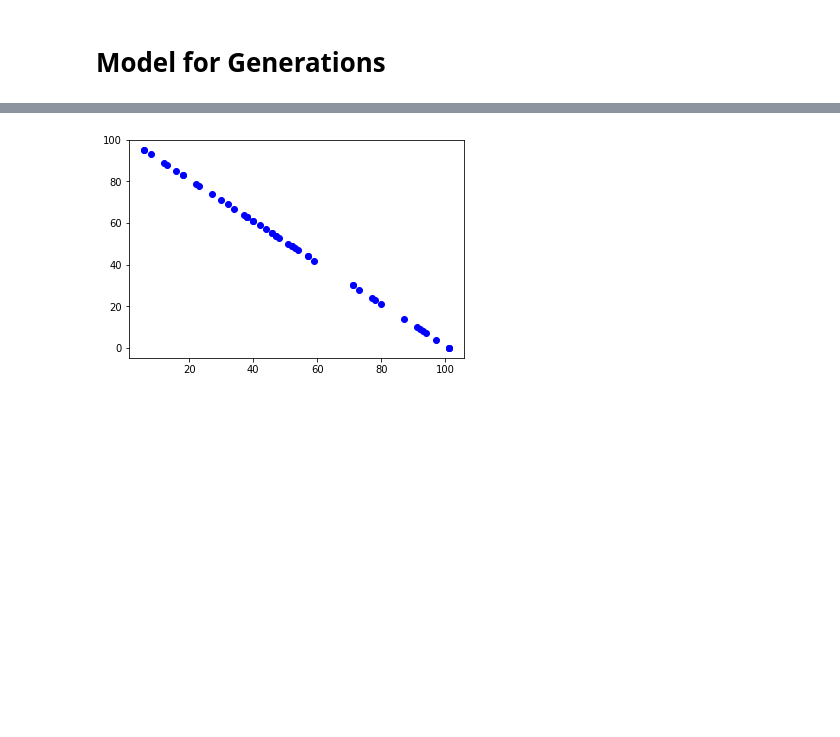
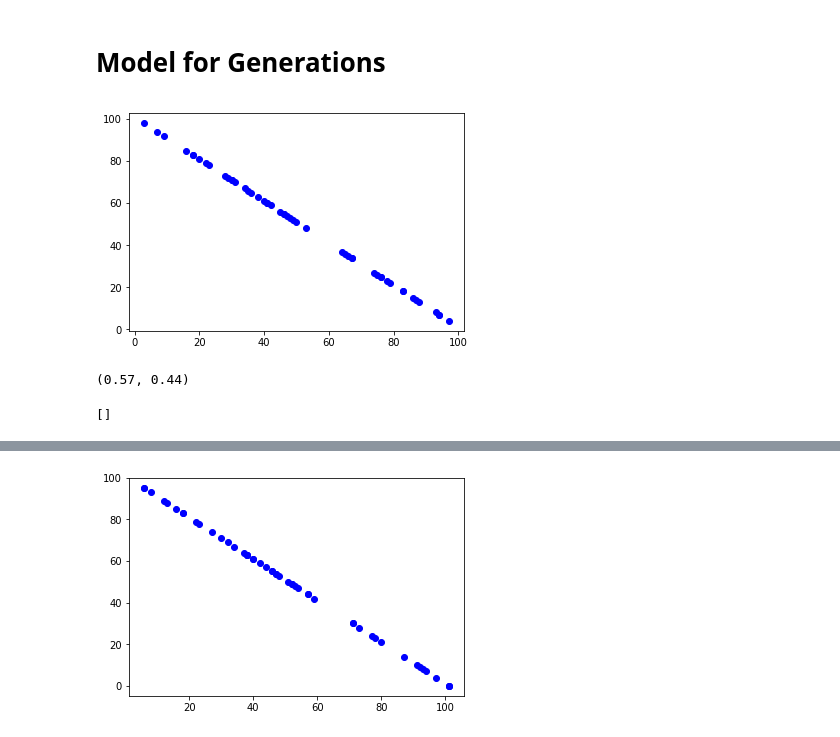
Before and after one commit to pkarnati2004/6.804-Final, a Jupyter notebook: model.ipynb, the cells around one changed output, grey strips where cells are left out. Saved outputs shown, nothing was run; the diff lists cells and outputs as text; code cells hidden in the pictures; blank space fills up the shorter version.

```diff
--- a/model.ipynb
+++ b/model.ipynb
@@ -80,0 +108,6 @@ print(asum/25)
+# %%
+xs_1, ys_1 = plot_function(1, plot=True)
+xs = list(np.copy(xs_1))
+ys = list(np.copy(ys_1))
+# %% [output]
+[figure, added]
@@ -80,0 +135,21 @@ print(asum/25)
+# %%
+# a = np.random.rand(3, 4)
+probs_2 /= probs_2.sum()
+# print(a)
+def sample(a, n=1):
+    a = np.asarray(a)
+    choices = np.prod(a.shape)
+    index = np.random.choice(choices, size=n, p=a.ravel())
+    return np.unravel_index(index, dims=a.shape)
+
+ans = sample(probs_2)
+a, b = ans[0][0], ans[1][0]
+a = (a - 200) / 100
+b = (b - 100) / 100
+a, b
+# %% [output]
+(0.57, 0.44)
+# %%
+new_x
+# %% [output]
+[]
```
Also changed, not shown: parts of 13 cells of this notebook.
